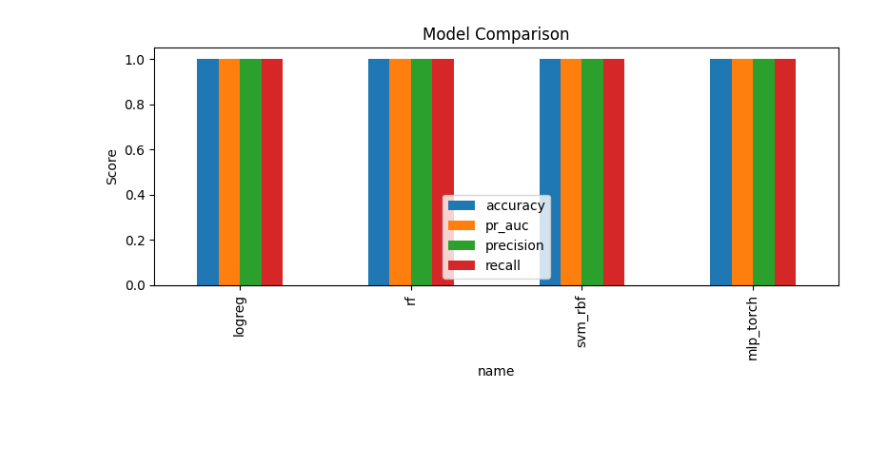
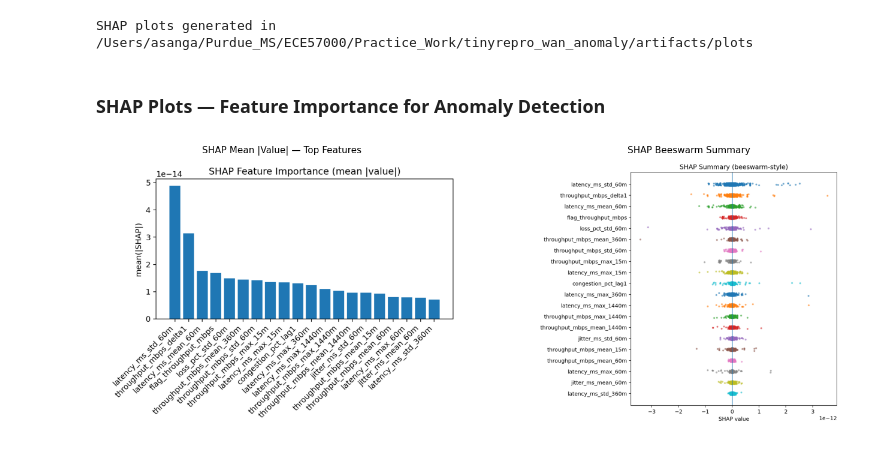
Before and after one commit to asbandara/wan_anomaly_repo, a Jupyter notebook: notebooks/WAN_Anomaly_Detection_Full_Notebook.ipynb, the cells around one changed output. Drawn from its saved outputs; the diff is of its cells as text; code cells hidden in the pictures; blank space fills up the shorter version.

```diff
--- a/notebooks/WAN_Anomaly_Detection_Full_Notebook.ipynb
+++ b/notebooks/WAN_Anomaly_Detection_Full_Notebook.ipynb
@@ -212,0 +200,21 @@ metrics_all
+# %%
+fig, axes = plt.subplots(1, 3, figsize=(15, 4))
+
+plot_files = [
+    ("pr_auc.png",       "PR-AUC Comparison"),
+    ("accuracy.png",     "Accuracy Comparison"),
+    ("anomaly_rates.png","Predicted vs True Anomaly Rate"),
+]
+
+for ax, (fname, title) in zip(axes, plot_files):
+    fpath = PLOTS_DIR / fname
+    if fpath.exists():
+        img = mpimg.imread(str(fpath))
+        ax.imshow(img)
+        ax.set_title(title, fontsize=11)
+    else:
+        ax.text(0.5, 0.5, f"{fname}\nnot found", ha="center", va="center")
+    ax.axis("off")
+
+plt.tight_layout()
+plt.show()
@@ -213,11 +237,38 @@ metrics_all
+# %%
+result = subprocess.run(
+    [sys.executable, str(SCRIPTS_DIR / "make_shap.py"),
+     "--data",  str(DATA_PROC),
+     "--model", str(MODELS_DIR / "rf.joblib"),
+     "--outdir", str(PLOTS_DIR)],
+    capture_output=True, text=True, cwd=PROJECT_ROOT
+)
+print(result.stdout)
+if result.returncode != 0:
+    print("STDERR:", result.stderr)
+# %% [output]
+SHAP plots generated in /Users/asanga/Purdue_MS/ECE57000/Practice_Work/tinyrepro_wan_anomaly/artifacts/plots
+# %% [markdown]
+### SHAP Plots — Feature Importance for Anomaly Detection
 # %%
-metrics_all[['name', 'accuracy', 'pr_auc', 'precision', 'recall']].plot(
-    x='name', kind='bar', figsize=(8, 4)
-)
-plt.title('Model Comparison')
-plt.ylabel('Score')
+fig, axes = plt.subplots(1, 2, figsize=(14, 5))
+
+shap_files = [
+    ("shap_rf_bar.png",      "SHAP Mean |Value| — Top Features"),
+    ("shap_rf_beeswarm.png", "SHAP Beeswarm Summary"),
+]
+
+for ax, (fname, title) in zip(axes, shap_files):
+    fpath = PLOTS_DIR / fname
+    if fpath.exists():
+        img = mpimg.imread(str(fpath))
+        ax.imshow(img)
+        ax.set_title(title, fontsize=11)
+    else:
+        ax.text(0.5, 0.5, f"{fname}\nnot found", ha="center", va="center")
+    ax.axis("off")
+
 plt.tight_layout()
 plt.show()
 # %% [output]
-[figure, old version]
+[figure, new version]
 # %% [markdown]
```
Also changed, not shown: parts of 29 cells of this notebook, 35 other files.
